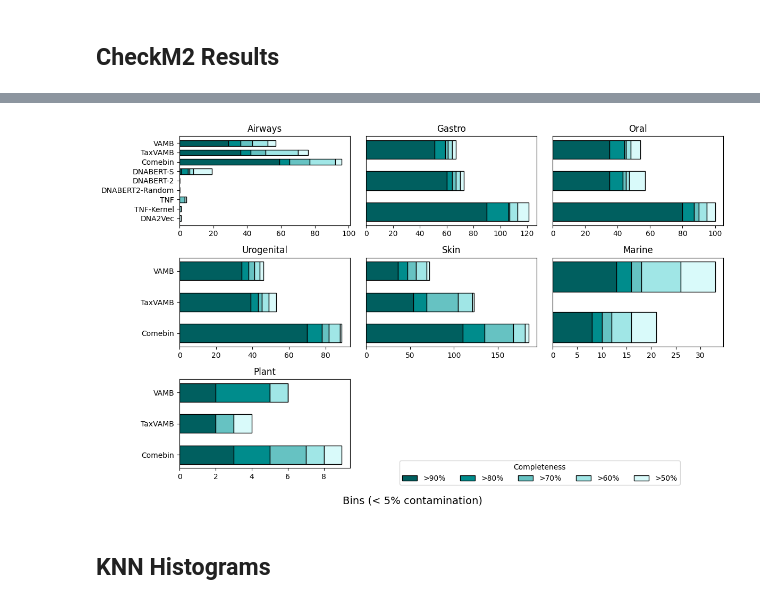
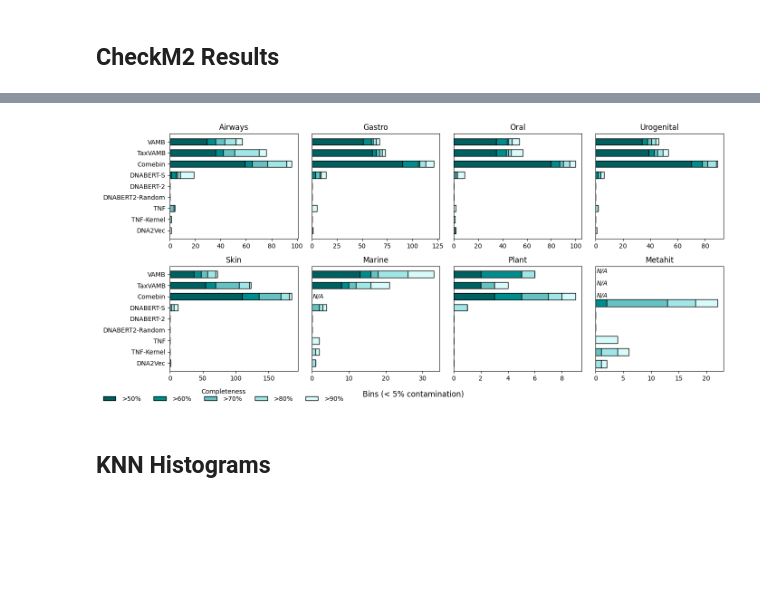
Before and after one commit to affo98/DNA-language-models-and-GLP1-microbiome-changes, a Jupyter notebook: figure_notebooks/cami2_benchmark.ipynb, the cells around one changed output, grey strips where cells are left out. Drawn from its saved outputs; the diff is of its cells as text; code cells hidden in the pictures; blank space fills up the shorter version.

```diff
--- a/figure_notebooks/cami2_benchmark.ipynb
+++ b/figure_notebooks/cami2_benchmark.ipynb
@@ -17,20 +113,8 @@ with open(os.path.join(RESULTS_DIR, 'parsed_checkm2_results.json'), 'r') as f:
 # %%
-import matplotlib.pyplot as plt
-
 completeness_levels = ['>90%', '>80%', '>70%', '>60%', '>50%']
 colors = ['#005f5f', '#008c8c', '#66c2c2', '#a0e6e6', '#d9fafa']
 
-dataset_order = [
-    'airways_short',
-    'gastro_short',
-    'oral_short',
-    'urogenital_short',
-    'skin_short',
-    'marine_short',
-    'plant_short'
-]
-
-model_names = {
+cami2_model_names = {
     'vamb_results': 'VAMB',
     'taxvamb_results': 'TaxVAMB',
     'comebin_results': 'Comebin',
@@ -42,59 +126,89 @@ model_names = {
     'dna2vec_results': 'DNA2Vec'
 }
 # %%
-n_cols = 3
-n_rows = int((len(dataset_order) + n_cols - 1) / n_cols)
+n_cols = 4
+n_rows = int((len(DATASET_ORDER) + n_cols - 1) / n_cols)
 
-fig, axes = plt.subplots(n_rows, n_cols, figsize=(12, 7), constrained_layout=True)
+fig, axes = plt.subplots(n_rows, n_cols, figsize=(14, 6), constrained_layout=True)
 axes = axes.flatten()
 
 max_total = 0
 
-for idx, domain in enumerate(dataset_order):
+for idx, domain in enumerate(DATASET_ORDER):
     methods = checkm2_data[domain]
 
     # Filter and sort method names based on custom order
-    method_names = [m for m in model_names.keys() if m in methods]
+    method_names = [m for m in cami2_model_names.keys() if m in methods]
     y_pos = list(range(len(method_names)))
 
     left = [0] * len(method_names)
     ax = axes[idx]
 
     for i, comp in enumerate(completeness_levels):
-        if i == 0:
-            values = [methods[m][i] for m in method_names]
-        else:
-            values = [methods[m][i] - methods[m][i - 1] for m in method_names]
+        if domain not in ['marine_short','metahit']:
+            if i == 0:
+                values = [methods[m][i] for m in method_names]
+            else:
+                values = [methods[m][i] - methods[m][i - 1] for m in method_names]
 
-        ax.barh(y_pos, values, left=left, color=colors[i], edgecolor='black', height=0.6)
-        left = [l + v for l, v in zip(left, values)]
+            ax.barh(y_pos, values, left=left, color=colors[i], edgecolor='black', height=0.6)
+            left = [l + v for l, v in zip(left, values)]
+
+        elif domain in ['marine_short','metahit']:
+            values = []
+            for m in method_names:
+                if methods[m][0] == -1:
+                    values.append(None)
+                elif i == 0:
+                    values.append(methods[m][i])
+                else:
+                    values.append(methods[m][i] - methods[m][i - 1])
+
+            for j, val in enumerate(values):
+                if val is not None:
+                    ax.barh(j, val, left=left[j], color=colors[i], edgecolor="black", height=0.6)
+                    left[j] += val
+
+    # For metahit: show "N/A" if method data is -1
+    if domain in ['metahit']:
+        for j, m in enumerate(method_names):
+            if methods[m][0] == -1:
+                ax.text(1.2, j+0.4, "N/A", va="center", ha="center", fontsize=10, color="black", fontstyle="italic")
+    if domain in ['marine_short']:
+        for j, m in enumerate(method_names):
+            if methods[m][0] == -1:
+                ax.text(1.7, j, "N/A", va="center", ha="center", fontsize=10, color="black", fontstyle="italic")
+
 
     ax.set_title(domain.replace('_short', '').capitalize())
 
     if idx % n_cols == 0:
         ax.set_yticks(y_pos)
-        ax.set_yticklabels([model_names.get(m, m.replace('_results', '')) for m in method_names])
+        ax.set_yticklabels([cami2_model_names.get(m, m.replace('_results', '')) for m in method_names])
     else:
         ax.set_yticks(y_pos)
         ax.set_yticklabels([])
         ax.tick_params(left=False)
 
     ax.invert_yaxis()
     max_total = max(max_total, max(left))
 
 
 # Remove any unused subplots
-for i in range(len(dataset_order), len(axes)):
+for i in range(len(DATASET_ORDER), len(axes)):
     fig.delaxes(axes[i])
 
-# Add legend and bottom title
-fig.legend(completeness_levels, loc='lower center', ncol=5, bbox_to_anchor=(0.7, 0), title='Completeness')
-fig.text(0.5, -0.04, "Bins (< 5% contamination)", fontsize=14, ha='center')
+
+legend_labels = [f'{level}' for level in reversed(completeness_levels)]  # Assuming completeness_levels is [60, 70, 80]
+fig.legend(legend_labels, loc='lower center', ncol=len(completeness_levels), bbox_to_anchor=(0.2, -0.07),
+           title='Completeness', frameon=False, handletextpad=1, labelspacing=0.1, fontsize=10)
+
+fig.text(0.5, -0.03, "Bins (< 5% contamination)", fontsize=12, ha='center')
 
 plt.tight_layout()
 plt.show()
 # %% [output]
-[figure, old version]
+[figure, new version]
 # %% [markdown]
 ## KNN Histograms
 # %%
```
Also changed, not shown: parts of 24 cells of this notebook, 4 other files.
